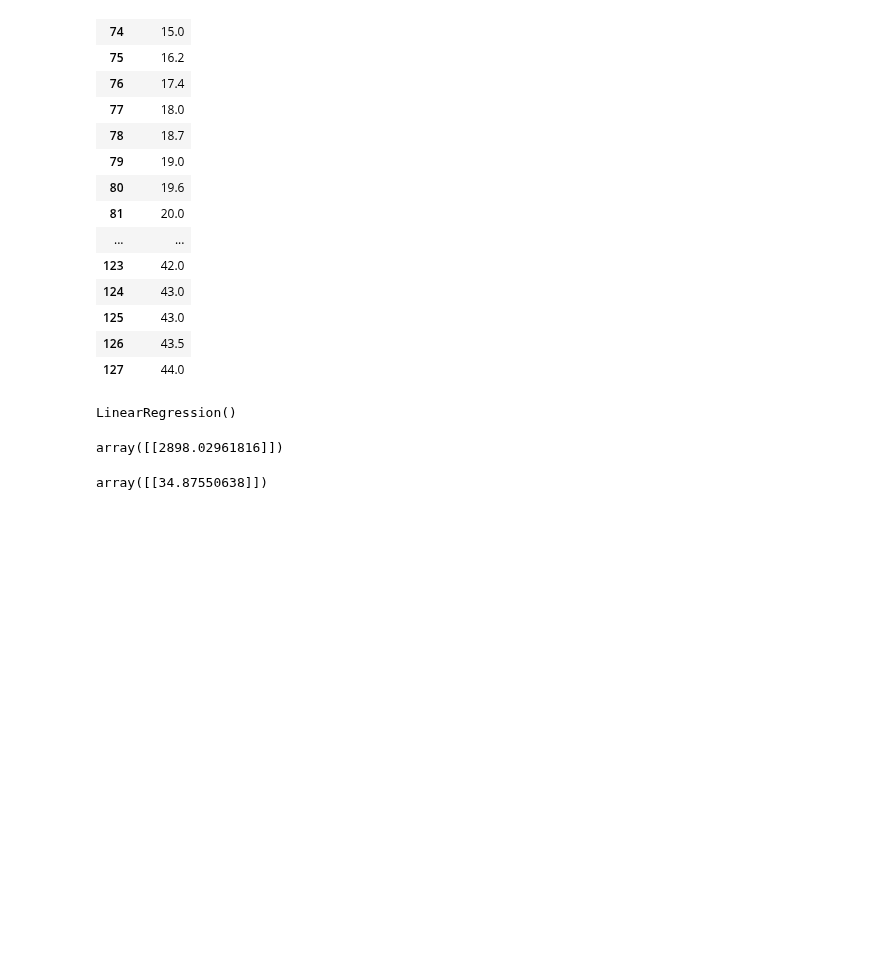
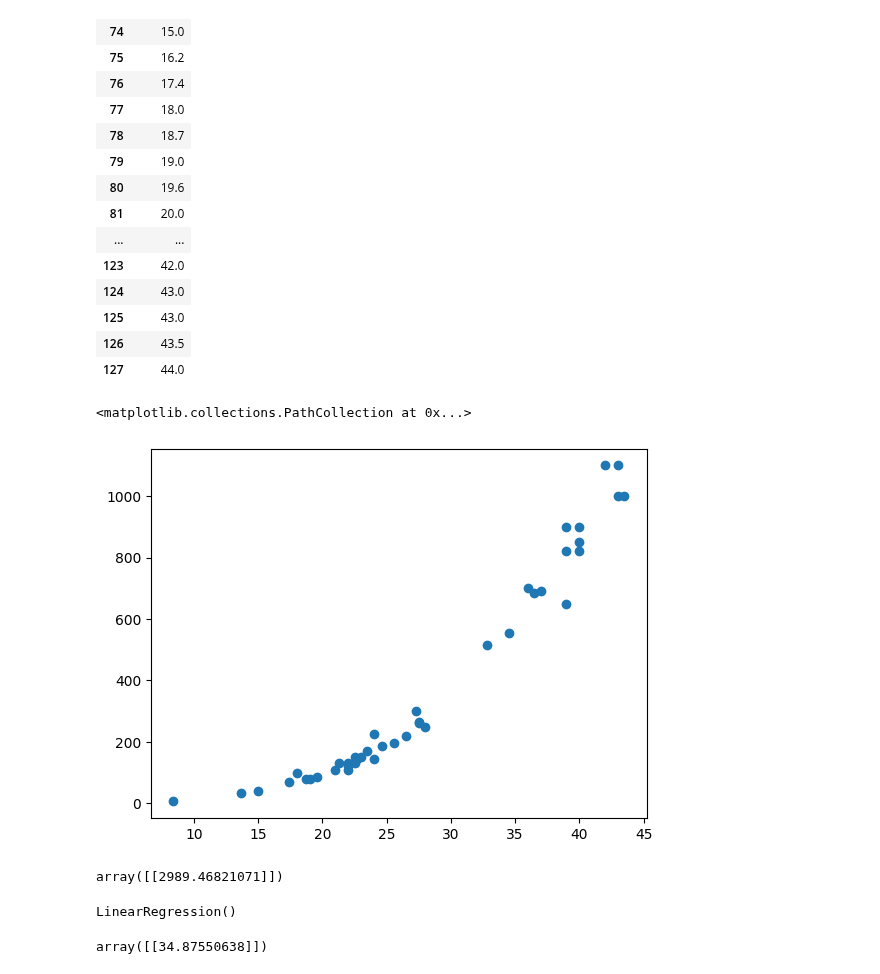
Before and after one commit to seoyoung1203/ML, a Jupyter notebook: 3-2.ipynb, the cells around one changed output. Drawn from its saved outputs; the diff is of its cells as text; code cells hidden in the pictures; blank space fills up the shorter version.

```diff
--- a/3-2.ipynb
+++ b/3-2.ipynb
@@ -31,6 +33,18 @@ perch_length
 from sklearn.model_selection import train_test_split
 # 데이터 나누기
 train_input, test_input, train_target, test_target = train_test_split(perch_length, perch_weight)
+# %%
+# 그래프 그리기
+import matplotlib.pyplot as plt
+# 하나의 특성 사용-> 특성데이터 x, 타깃데이터 y
+plt.scatter(train_input, train_target)
+# %% [output]
+<matplotlib.collections.PathCollection at 0x...>
+[figure, added]
+# %%
+lr.predict([[100]])  # 훈련세트의 범위를 벗어나면 엉뚱한 값 예측
+# %% [output]
+array([[2989.46821071]])
 # %%
 # 회귀모델 불러오기(선형 회귀 알고리즘)
 from sklearn.linear_model import LinearRegression
@@ -41,10 +55,6 @@ lr = LinearRegression()
 lr.fit(train_input, train_target)
 # %% [output]
 LinearRegression()
-# %%
-lr.predict([[100]])
-# %% [output]
-array([[2898.02961816]])
 # %%
 # 계수 (ax+b)
 lr.coef_
```
Also changed, not shown: parts of 1 cell of this notebook, 9 other files.
